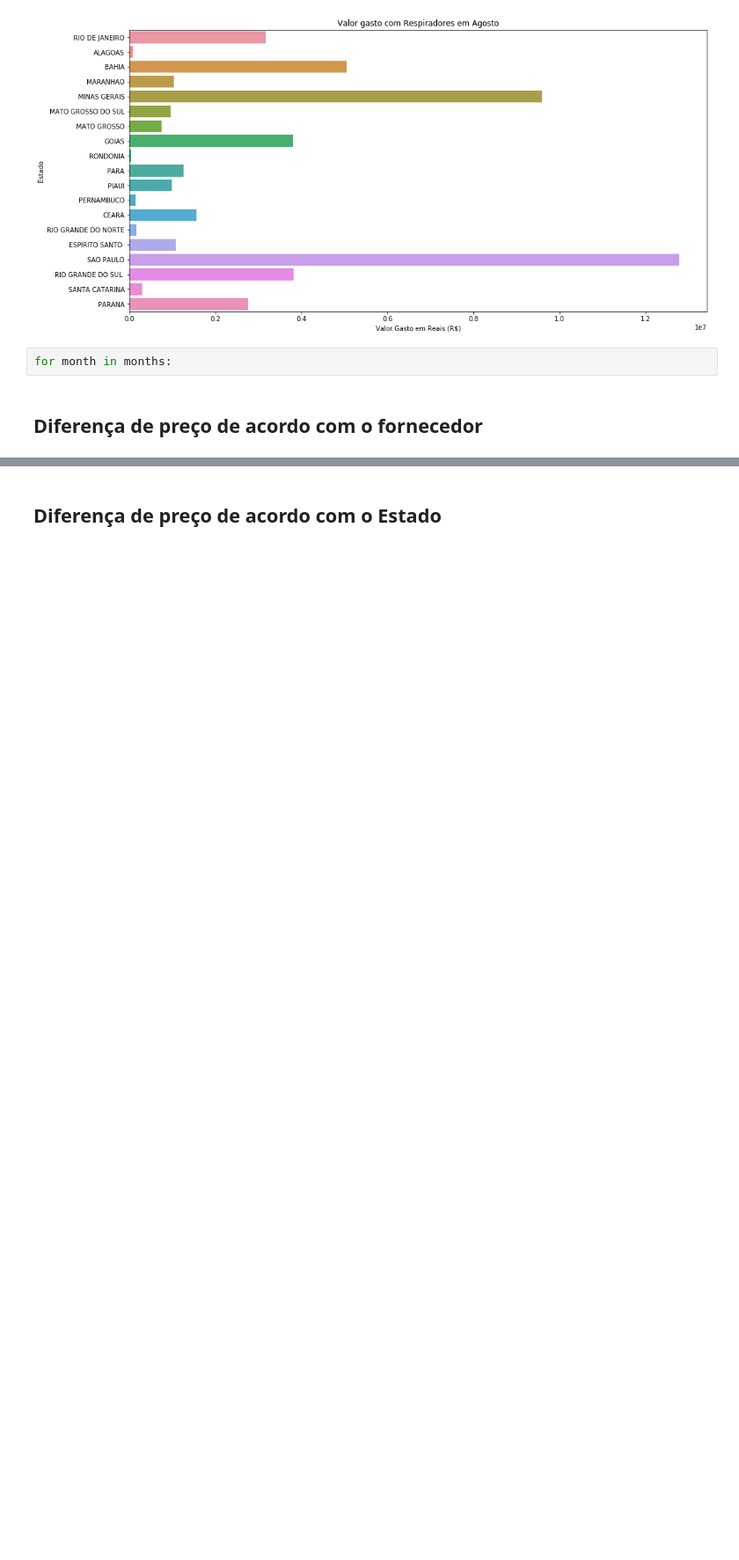
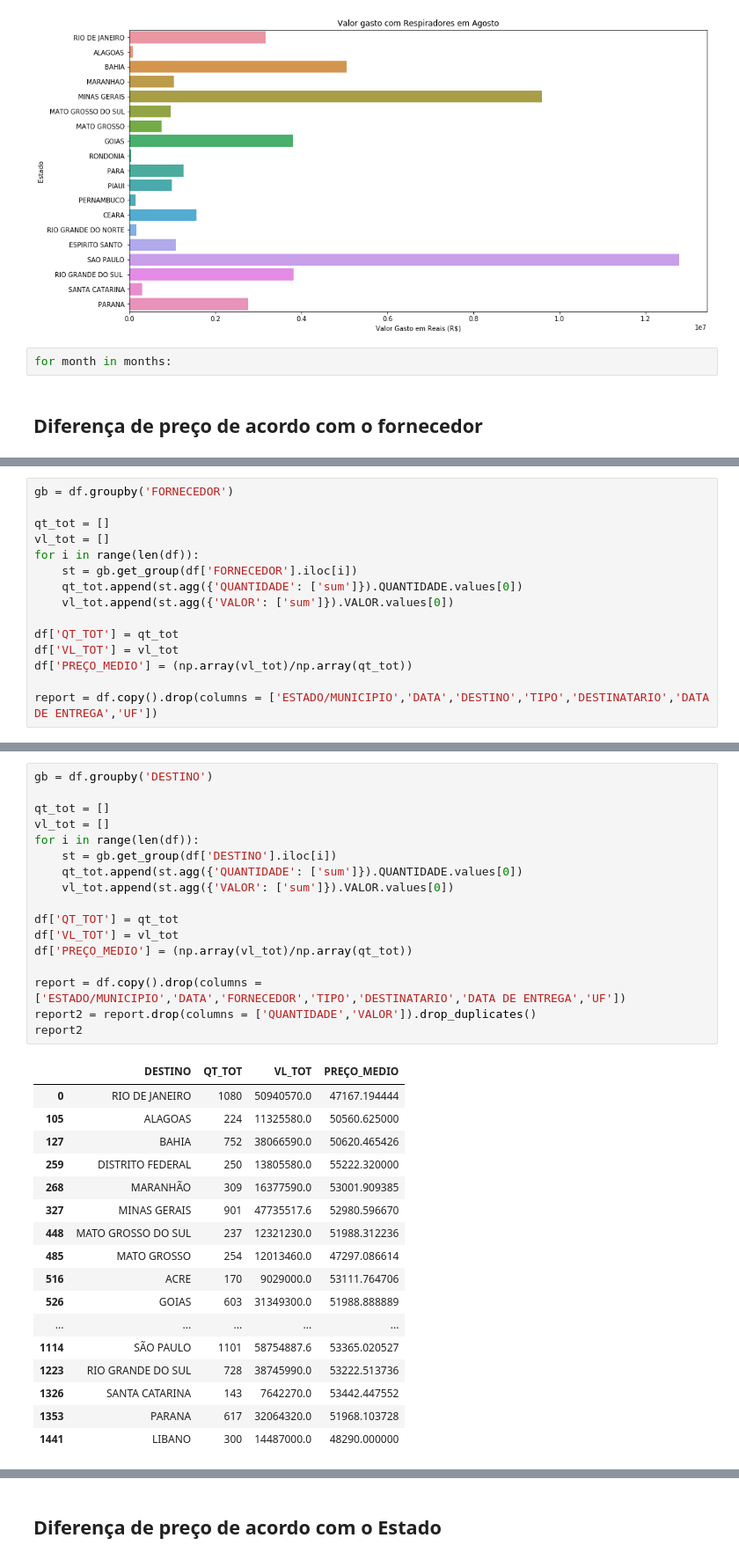
Before and after one commit to jpvt/Covid19_Visualization, a Jupyter notebook: vis_repiradores.ipynb, the cells around one changed output, grey strips where cells are left out. Shown at 88% size. Drawn from its saved outputs; the diff is of its cells as text; blank space fills up the shorter version.

```diff
--- a/vis_repiradores.ipynb
+++ b/vis_repiradores.ipynb
@@ -61,0 +81,15 @@ for month in months:
+# %%
+gb = df.groupby('FORNECEDOR')
+
+qt_tot = []
+vl_tot = []
+for i in range(len(df)):
+    st = gb.get_group(df['FORNECEDOR'].iloc[i])
+    qt_tot.append(st.agg({'QUANTIDADE': ['sum']}).QUANTIDADE.values[0])
+    vl_tot.append(st.agg({'VALOR': ['sum']}).VALOR.values[0])
+
+df['QT_TOT'] = qt_tot
+df['VL_TOT'] = vl_tot
+df['PREÇO_MEDIO'] = (np.array(vl_tot)/np.array(qt_tot))
+
+report = df.copy().drop(columns = ['ESTADO/MUNICIPIO','DATA','DESTINO','TIPO','DESTINATARIO','DATA DE ENTREGA','UF'])
@@ -61,0 +116,35 @@ for month in months:
+# %%
+gb = df.groupby('DESTINO')
+
+qt_tot = []
+vl_tot = []
+for i in range(len(df)):
+    st = gb.get_group(df['DESTINO'].iloc[i])
+    qt_tot.append(st.agg({'QUANTIDADE': ['sum']}).QUANTIDADE.values[0])
+    vl_tot.append(st.agg({'VALOR': ['sum']}).VALOR.values[0])
+
+df['QT_TOT'] = qt_tot
+df['VL_TOT'] = vl_tot
+df['PREÇO_MEDIO'] = (np.array(vl_tot)/np.array(qt_tot))
+
+report = df.copy().drop(columns = ['ESTADO/MUNICIPIO','DATA','FORNECEDOR','TIPO','DESTINATARIO','DATA DE ENTREGA','UF'])
+report2 = report.drop(columns = ['QUANTIDADE','VALOR']).drop_duplicates()
+report2
+# %% [output]
+|  | DESTINO | QT_TOT | VL_TOT | PREÇO_MEDIO |
+| 0 | RIO DE JANEIRO | 1080 | 50940570.0 | 47167.194444 |
+| 105 | ALAGOAS | 224 | 11325580.0 | 50560.625000 |
+| 127 | BAHIA | 752 | 38066590.0 | 50620.465426 |
+| 259 | DISTRITO FEDERAL | 250 | 13805580.0 | 55222.320000 |
+| 268 | MARANHÃO | 309 | 16377590.0 | 53001.909385 |
+| 327 | MINAS GERAIS | 901 | 47735517.6 | 52980.596670 |
+| 448 | MATO GROSSO DO SUL | 237 | 12321230.0 | 51988.312236 |
+| 485 | MATO GROSSO | 254 | 12013460.0 | 47297.086614 |
+| 516 | ACRE | 170 | 9029000.0 | 53111.764706 |
+| 526 | GOIAS | 603 | 31349300.0 | 51988.888889 |
+| ... | ... | ... | ... | ... |
+| 1114 | SÃO PAULO | 1101 | 58754887.6 | 53365.020527 |
+| 1223 | RIO GRANDE DO SUL | 728 | 38745990.0 | 53222.513736 |
+| 1326 | SANTA CATARINA | 143 | 7642270.0 | 53442.447552 |
+| 1353 | PARANA | 617 | 32064320.0 | 51968.103728 |
+| 1441 | LIBANO | 300 | 14487000.0 | 48290.000000 |
```
Also changed, not shown: parts of 5 cells of this notebook, 1 other file.
